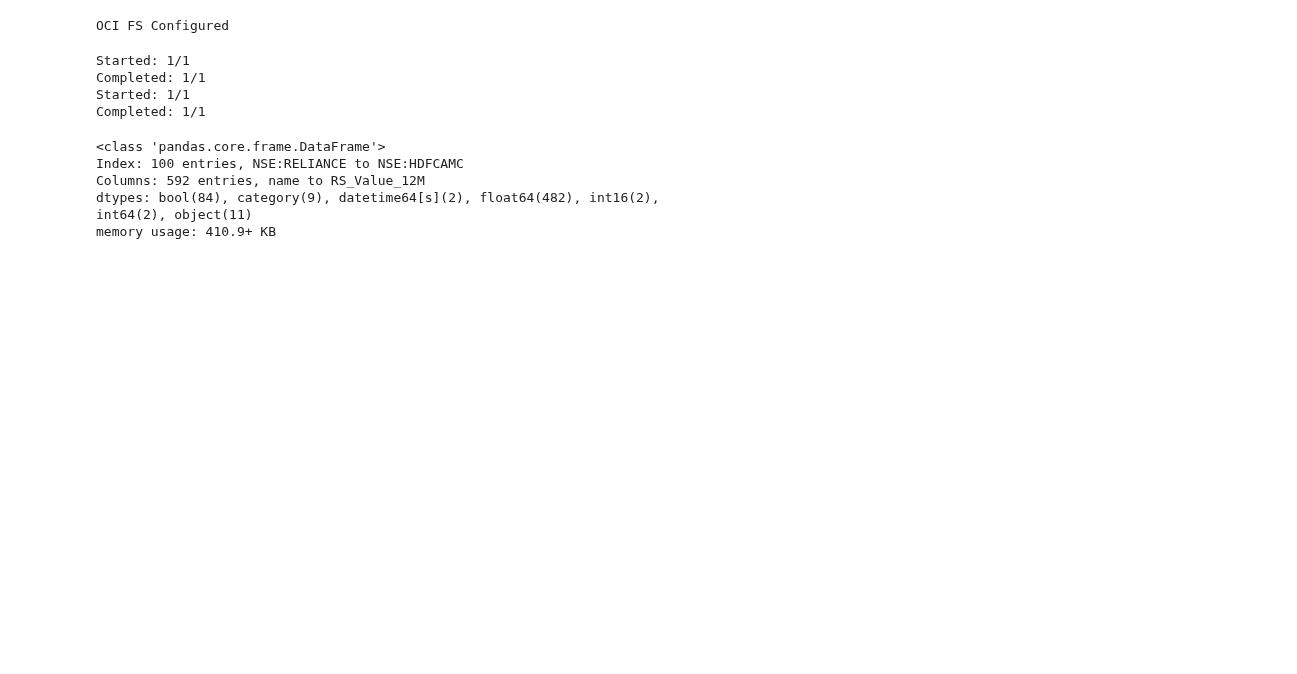
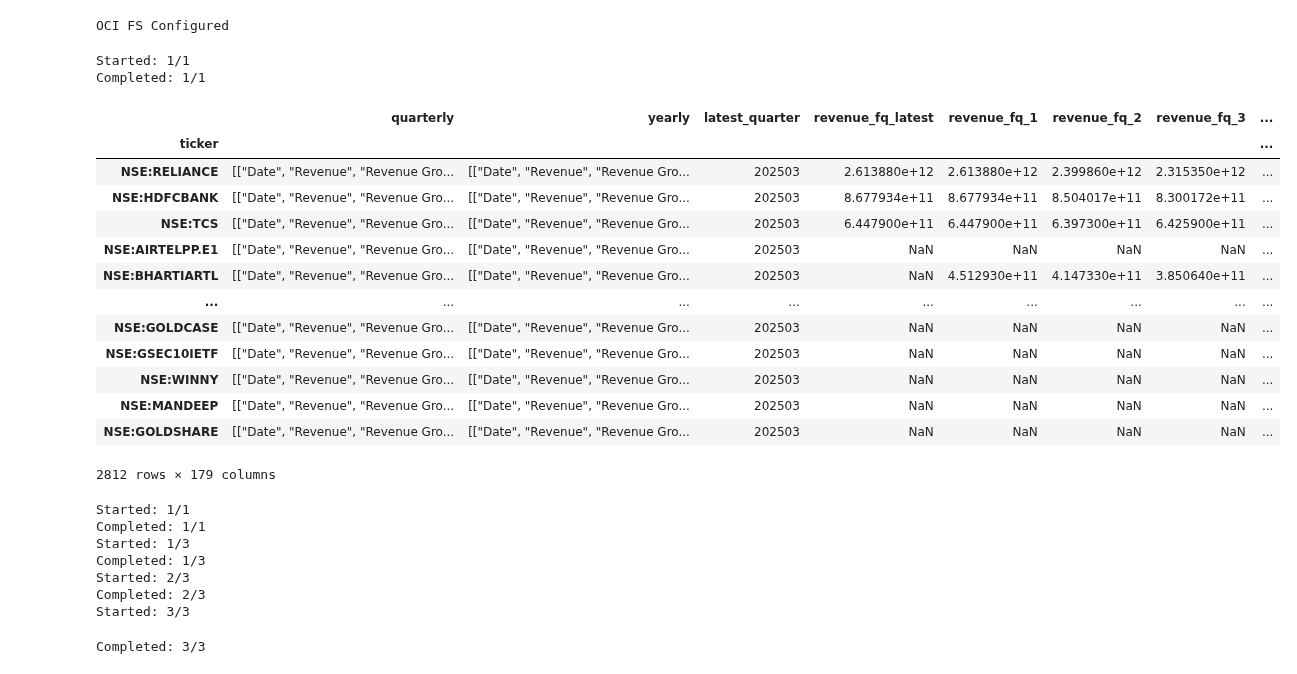
Before and after one commit to FarmaanElahi/terminal-data, a Jupyter notebook: test.ipynb, the cells around one changed output. Cells and saved outputs as stored; diff of their text form; code cells hidden in the pictures; blank space fills up the shorter version.

```diff
--- a/test.ipynb
+++ b/test.ipynb
@@ -12,0 +59,5 @@ df = TradingView.get_base_symbols()
+# %%
+index_df = await  TradingView.get_index(df.columns)
+# %% [output]
+Started: 1/1
+Completed: 1/1
@@ -13,19 +66,31 @@ df = TradingView.get_base_symbols()
+# %%
+get_fundamentals()
+# %% [output]
+|  | quarterly | yearly | latest_quarter | revenue_fq_latest | revenue_fq_1 | revenue_fq_2 | revenue_fq_3 | ... |
+| ticker |  |  |  |  |  |  |  | ... |
+| NSE:RELIANCE | [["Date", "Revenue", "Revenue Gro... | [["Date", "Revenue", "Revenue Gro... | 202503 | 2.613880e+12 | 2.613880e+12 | 2.399860e+12 | 2.315350e+12 | ... |
+| NSE:HDFCBANK | [["Date", "Revenue", "Revenue Gro... | [["Date", "Revenue", "Revenue Gro... | 202503 | 8.677934e+11 | 8.677934e+11 | 8.504017e+11 | 8.300172e+11 | ... |
+| NSE:TCS | [["Date", "Revenue", "Revenue Gro... | [["Date", "Revenue", "Revenue Gro... | 202503 | 6.447900e+11 | 6.447900e+11 | 6.397300e+11 | 6.425900e+11 | ... |
+| NSE:AIRTELPP.E1 | [["Date", "Revenue", "Revenue Gro... | [["Date", "Revenue", "Revenue Gro... | 202503 | NaN | NaN | NaN | NaN | ... |
+| NSE:BHARTIARTL | [["Date", "Revenue", "Revenue Gro... | [["Date", "Revenue", "Revenue Gro... | 202503 | NaN | 4.512930e+11 | 4.147330e+11 | 3.850640e+11 | ... |
+| ... | ... | ... | ... | ... | ... | ... | ... | ... |
+| NSE:GOLDCASE | [["Date", "Revenue", "Revenue Gro... | [["Date", "Revenue", "Revenue Gro... | 202503 | NaN | NaN | NaN | NaN | ... |
+| NSE:GSEC10IETF | [["Date", "Revenue", "Revenue Gro... | [["Date", "Revenue", "Revenue Gro... | 202503 | NaN | NaN | NaN | NaN | ... |
+| NSE:WINNY | [["Date", "Revenue", "Revenue Gro... | [["Date", "Revenue", "Revenue Gro... | 202503 | NaN | NaN | NaN | NaN | ... |
+| NSE:MANDEEP | [["Date", "Revenue", "Revenue Gro... | [["Date", "Revenue", "Revenue Gro... | 202503 | NaN | NaN | NaN | NaN | ... |
+| NSE:GOLDSHARE | [["Date", "Revenue", "Revenue Gro... | [["Date", "Revenue", "Revenue Gro... | 202503 | NaN | NaN | NaN | NaN | ... |
+2812 rows × 179 columns
 # %%
 df = merge_df_safely(df, get_industry_classification())
 df = merge_df_safely(df, get_fundamentals())
 # %%
-market_candles = await get_market_candles()
-df = merge_df_safely(df, await get_technicals(df, market_candles, df.index.to_list()))
+df = merge_df_safely(df, await get_technicals(df, df.index.to_list()))
 # %% [output]
 Started: 1/1
 Completed: 1/1
-Started: 1/1
-Completed: 1/1
+Started: 1/3
+Completed: 1/3
+Started: 2/3
+Completed: 2/3
+Started: 3/3
+Completed: 3/3
-# %%
-df.info(memory_usage=True)
-# %% [output]
-<class 'pandas.core.frame.DataFrame'>
-Index: 100 entries, NSE:RELIANCE to NSE:HDFCAMC
-Columns: 592 entries, name to RS_Value_12M
-dtypes: bool(84), category(9), datetime64[s](2), float64(482), int16(2), int64(2), object(11)
-memory usage: 410.9+ KB
```
Also changed, not shown: parts of 7 cells of this notebook, 7 other files.
